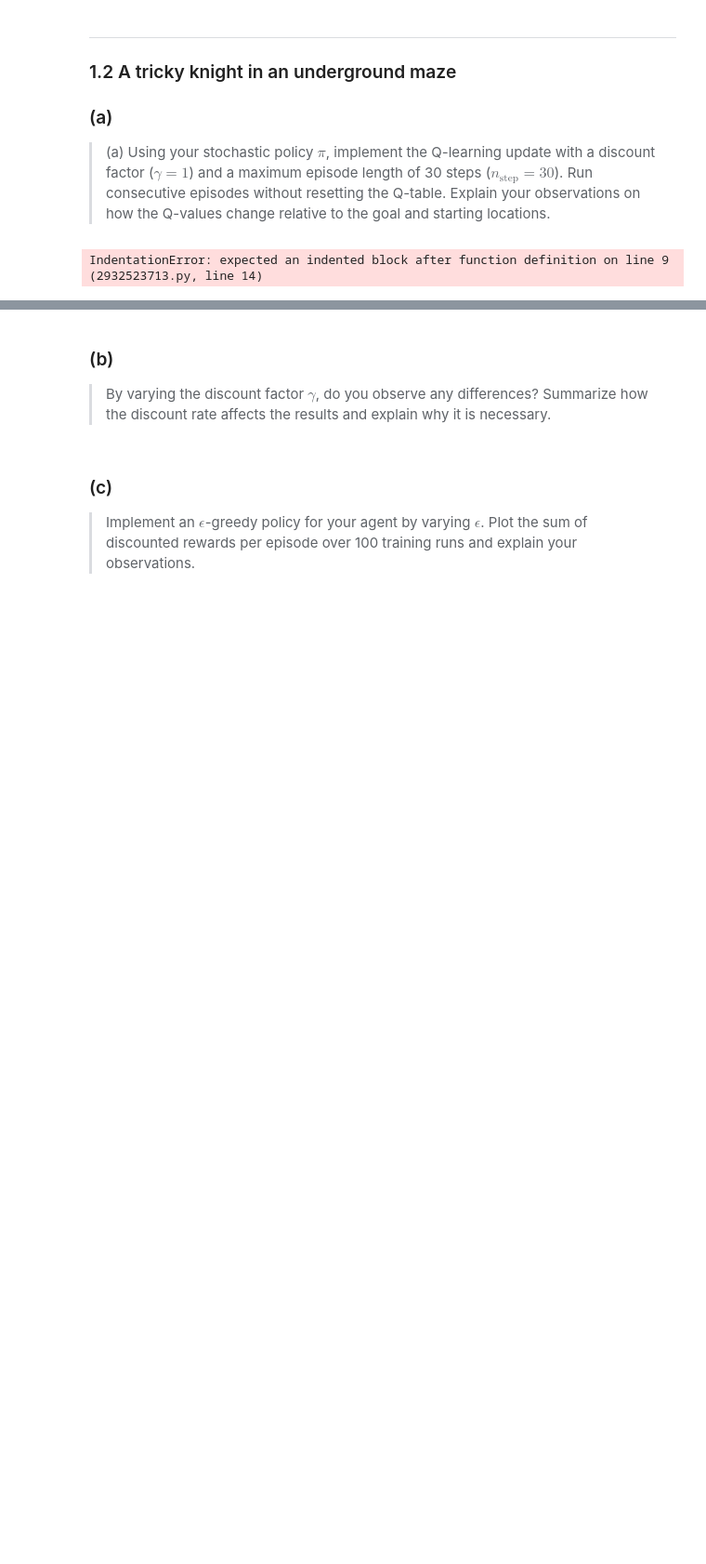
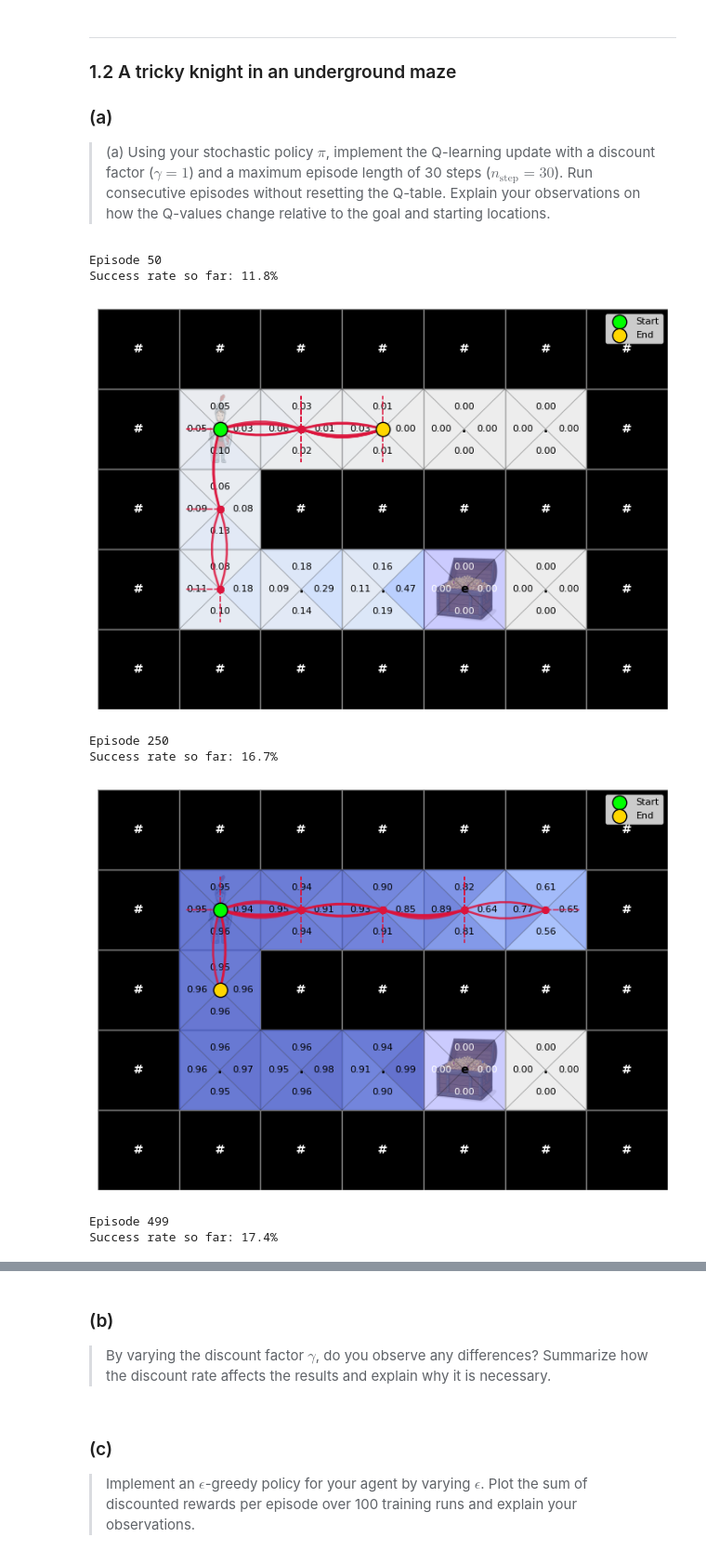
Before and after one commit to vanubala/iml_2026, a Jupyter notebook: homework_2.ipynb, the cells around one changed output, grey strips where cells are left out. Shown at 93% size. Drawn from its saved outputs; the diff is of its cells as text; code cells hidden in the pictures; blank space fills up the shorter version.

```diff
--- a/homework_2.ipynb
+++ b/homework_2.ipynb
@@ -77,31 +138,75 @@ vis_11.show(states, actions, drunken_knight.q_values)
 # %%
 def my_reward_12(state, action, next_state, dungeon):
     if next_state == dungeon.end:
         return 1.0
     return 0.0
 
 def my_action_12(state, q_values):
     return np.random.choice(4)
 
 def my_Q_update_12(agent, state, action, reward, next_state, dungeon):
+    alpha = 0.1
+    gamma = 1.0
+
+    current_q = agent.q_values[action, state]
+
+    if next_state == dungeon.end:
+        max_next_q = 0.0
+    else:
+        max_next_q = np.max(agent.q_values[:, next_state])
+
+    target = reward + gamma * max_next_q
+    error = target - current_q
+    new_q = current_q + alpha * error
+
+    agent.q_values[action, state] = new_q
+    return new_q
+
 	# <implement your Q update here>
 	# Hint: lecture 9, page 18 <20/29>
 	# return ... (float)
 
 underground_maze = make_underground_maze(p_slippery=0.0)
 vis_12 = DungeonVisualization(underground_maze)
 
 tricky_knight = DungeonAgent(n_states=underground_maze.n_states,
                              choose_action=my_action_12,
                              reward_func=my_reward_12,
                              update_q_values=my_Q_update_12)
 
+np.random.seed(42)
 training_reward = []
+episodes = 500
+
+for episode in range(episodes):
+    states, actions, rewards = tricky_knight.run_episode(underground_maze, nstep=30, gamma=1.0)
+    total_reward = sum(rewards)
+    training_reward.append(total_reward)
+
+    if episode in [50, 250, 499]:
+        print(f"Episode {episode}")
+        print(
+            f"Success rate so far: "
+            f"{np.mean(training_reward):.1%}"
+        )
+
+        vis_12.show(
+            states,
+            actions,
+            tricky_knight.q_values.copy()
+        )
 # program your knight here
 # compute episodic reward
 # append "training_reward"
 
 # plot "training_reward"
 vis_12.plot_training_reward(training_reward)
 # %% [output]
-IndentationError: expected an indented block after function definition on line 9 (2932523713.py, line 14)
+Episode 50
+Success rate so far: 11.8%
+[figure, added]
+Episode 250
+Success rate so far: 16.7%
+[figure, added]
+Episode 499
+Success rate so far: 17.4%
```
Also changed, not shown: parts of 6 cells of this notebook.
